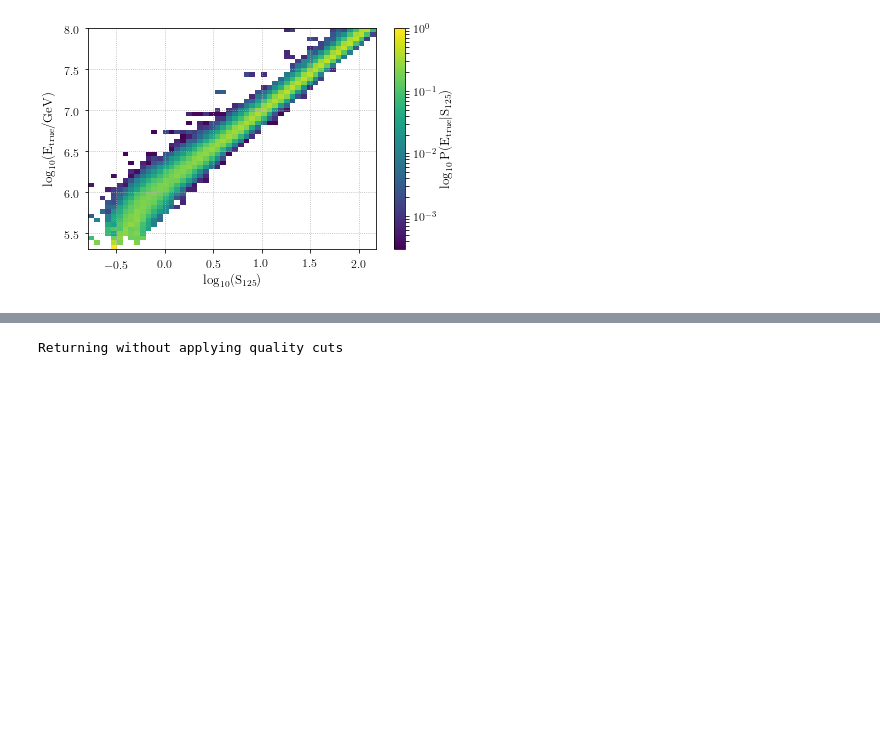
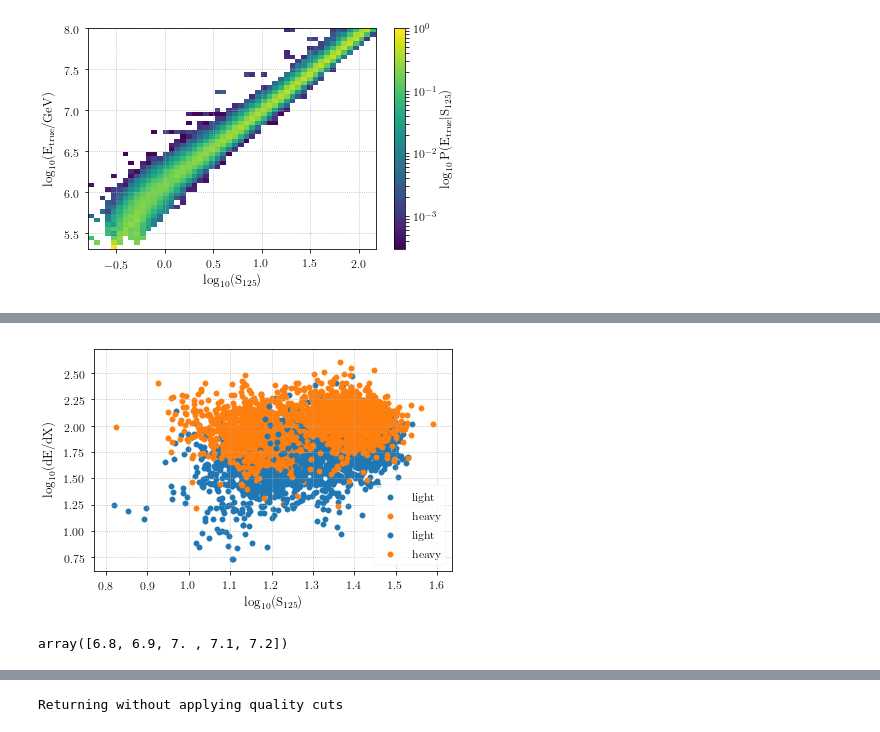
Before and after one commit to jrbourbeau/cr-composition, a Jupyter notebook: notebooks/laputop-performance.ipynb, the cells around one changed output, grey strips where cells are left out. Cells and saved outputs as stored; diff of their text form; code cells hidden in the pictures; blank space fills up the shorter version.

```diff
--- a/notebooks/laputop-performance.ipynb
+++ b/notebooks/laputop-performance.ipynb
@@ -257,0 +273,26 @@ plt.show()
+# %%
+fig, ax = plt.subplots()
+for log_emin in [7.1, 7.3]:
+    energy_mask = (df_sim['MC_log_energy'] <= log_emin + 0.1) & (df_sim['MC_log_energy'] >= log_emin)
+
+    for composition in comp_list:
+        comp_mask = MC_comp_mask[composition]
+        mask = comp_mask & energy_mask
+    #     mask = comp_mask & energy_mask & zenith_mask
+        ax.scatter(df_sim.loc[mask, 'log_s125'],
+                   df_sim.loc[mask, 'log_dEdX'],
+                   color=color_dict[composition],
+                   label=composition)
+ax.set_ylabel('$\mathrm{\log_{10}(dE/dX)}$')
+ax.set_xlabel('$\mathrm{\log_{10}(S_{125})}$')
+
+ax.grid()
+ax.legend()
+
+plt.show()
+# %% [output]
+[figure, added]
+# %%
+np.arange(6.8, 7.3, 0.1)
+# %% [output]
+array([6.8, 6.9, 7. , 7.1, 7.2])
```
Also changed, not shown: parts of 11 cells of this notebook, 17 other files.
